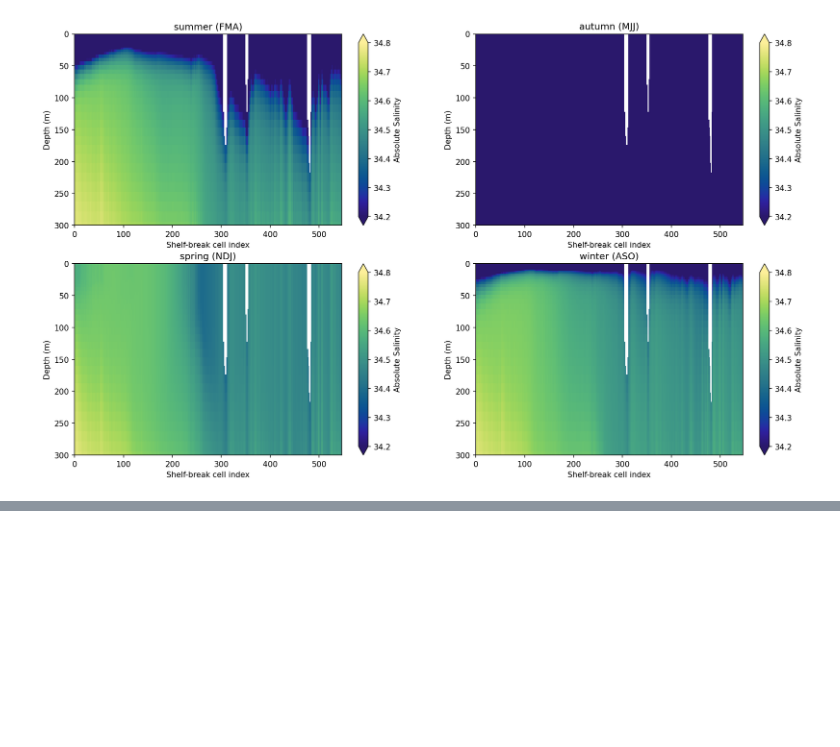
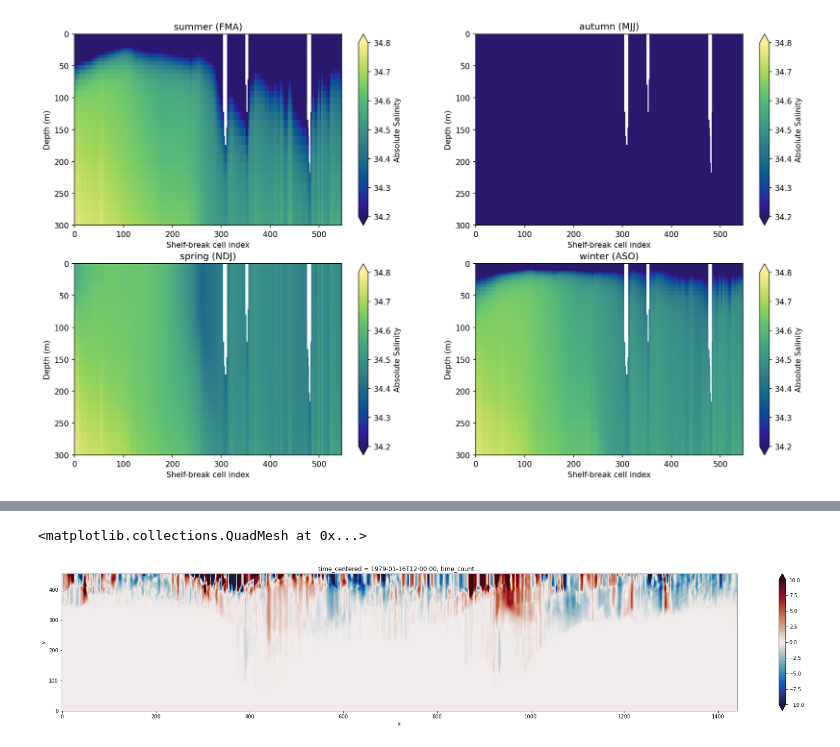
Before and after one commit to brogalla/analysis-birgal, a Jupyter notebook: nemo_config_setup/climate-experiments/weddell-FRIS-shelfbreak.ipynb, the cells around one changed output, grey strips where cells are left out. Cells and saved outputs as stored; diff of their text form; code cells hidden in the pictures; blank space fills up the shorter version.

```diff
--- a/nemo_config_setup/climate-experiments/weddell-FRIS-shelfbreak.ipynb
+++ b/nemo_config_setup/climate-experiments/weddell-FRIS-shelfbreak.ipynb
@@ -103,0 +167,7 @@ for a, axis in enumerate(ax.ravel()):
+# %%
+(vdz_tg*dy*1e-7).cumsum(dim='y').plot(figsize=(30,5), vmin=-10, vmax=10, cmap=cmocean.cm.balance)
+# ds_mesh.isfdraft.plot(figsize=(12,6), vmin=-1, vmax=1, cmap=cmocean.cm.balance)
+# vdz, udz_t, vdz_t, udz_tg, vdz_tg, dy
+# %% [output]
+<matplotlib.collections.QuadMesh at 0x...>
+[figure, added]
```
Also changed, not shown: parts of 23 cells of this notebook.
